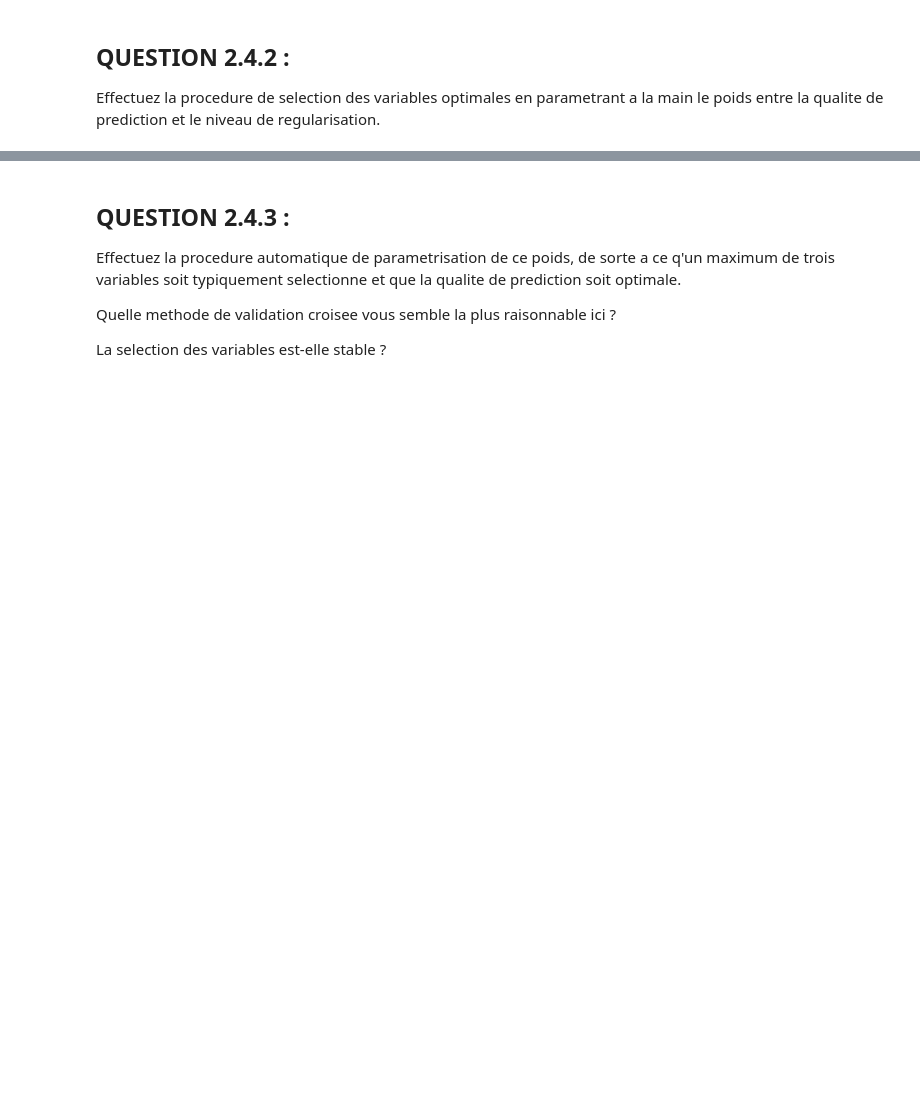
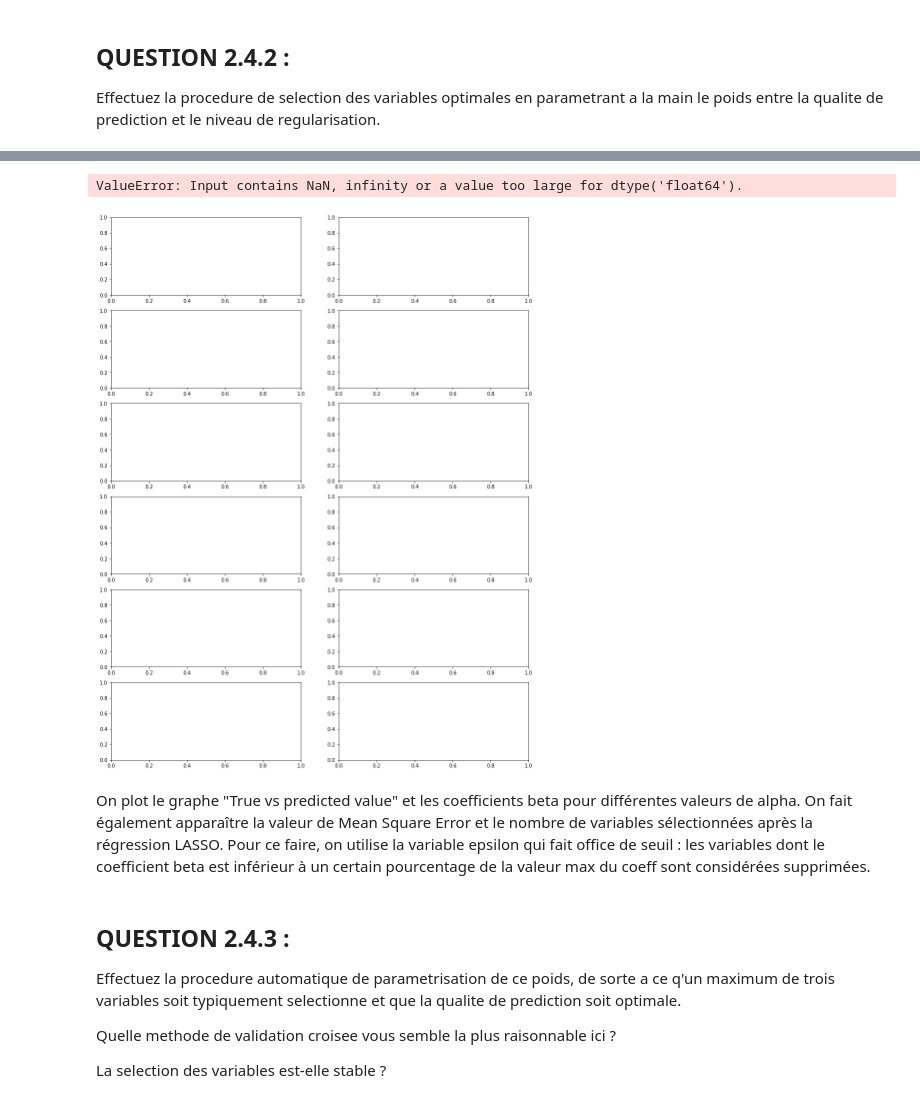
Before and after one commit to LudovicSterlin/ssd-aml-modele-lineaire, a Jupyter notebook: TPnote_ModeleLineaire/Examen_ModeleLineaire_2020.ipynb, the cells around one changed output, grey strips where cells are left out. Drawn from its saved outputs; the diff is of its cells as text; code cells hidden in the pictures; blank space fills up the shorter version.

```diff
--- a/TPnote_ModeleLineaire/Examen_ModeleLineaire_2020.ipynb
+++ b/TPnote_ModeleLineaire/Examen_ModeleLineaire_2020.ipynb
@@ -362,3 +361,5 @@ La régression Lasso semble appropriée pour sélectionner les variables les plu
+# %%
+X = preprocessing.scale(X)
 # %% [markdown]
 
 ## QUESTION 2.4.2 :
@@ -400,3 +367,52 @@ alpha = 100; R_2 = 0.3463309487941896
+# %%
+n = len(X)
+alphas = [0.001, 0.01, 0.1, 0.2, 0.3, 0.4]
+j = 0
+
+thresh=n // 2 #On coupe en 2 les données de test et apprentissage
+X_train = X[thresh:]
+y_train = Y[thresh:]
+X_test = X[:thresh]
+y_test = Y[:thresh]
+
+fig, axs = plt.subplots(len(alphas), 2, figsize=(15, 20))
+
+for alpha in alphas:
+
+    lasso_regressor = Lasso(alpha=alpha)
+    lasso_regressor.fit(X_train, y_train)
+
+    y_pred_lasso = lasso_regressor.predict(X_test)
+    mse_score_lasso = mean_squared_error(y_test, y_pred_lasso)
+    mse_score_lasso = round(mse_score_lasso, 2)
+
+    betas = lasso_regressor.coef_
+    nb_selected_var = 0
+
+    # Determination du seuil à partir duquel on élimine les variables (1/100 du max des betas par exemple)
+    beta_max = max(betas)
+    epsilon = 10/100
+
+    for i in range(len(betas)):
+        if np.abs(betas[i])/beta_max > epsilon:
+            nb_selected_var += 1
+
+    axs[j][0].plot(y_test, y_pred_lasso, 'b.')
+    # axs[j][0].set_xlabel('True value') LISIBILITE
+    axs[j][0].set_ylabel('Predicted value')
+    axs[j][0].set_title(f"True vs predicted value;  {mse_score_lasso=}")
+    axs[j][0].legend(['Alpha = ' + str(alpha)], loc = 'lower right')
+
+    axs[j][1].plot(lasso_regressor.coef_, 'r.')
+    axs[j][1].legend(['Beta estime'], loc='upper left')
+    axs[j][1].set_title(f"Beta coeff; {nb_selected_var=}")
+
+    j += 1
+# %% [output]
+ValueError: Input contains NaN, infinity or a value too large for dtype('float64').
+[figure, added]
+# %% [markdown]
+On plot le graphe "True vs predicted value" et les coefficients beta pour différentes valeurs de alpha. On fait également apparaître la valeur de Mean Square Error et le nombre de variables sélectionnées après la régression LASSO. Pour ce faire, on utilise la variable epsilon qui fait office de seuil : les variables dont le coefficient beta est inférieur à un certain pourcentage de la valeur max du coeff sont considérées supprimées.
 # %% [markdown]
 ## QUESTION 2.4.3 :
 Effectuez la procedure automatique de parametrisation de ce poids, de sorte a ce q'un maximum de trois variables soit typiquement selectionne et que la qualite de prediction soit optimale.
```
Also changed, not shown: parts of 8 cells of this notebook.
